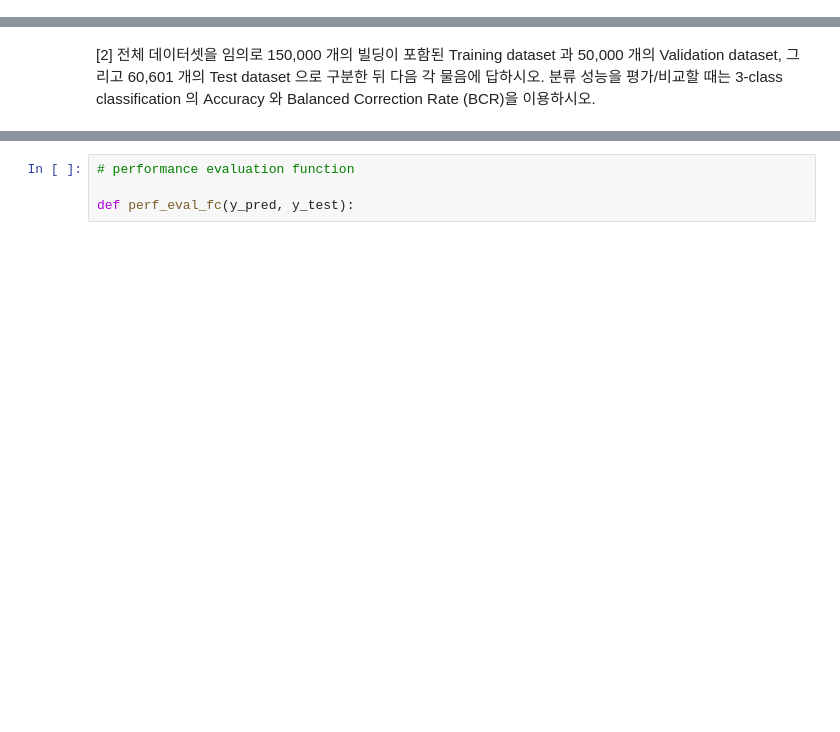
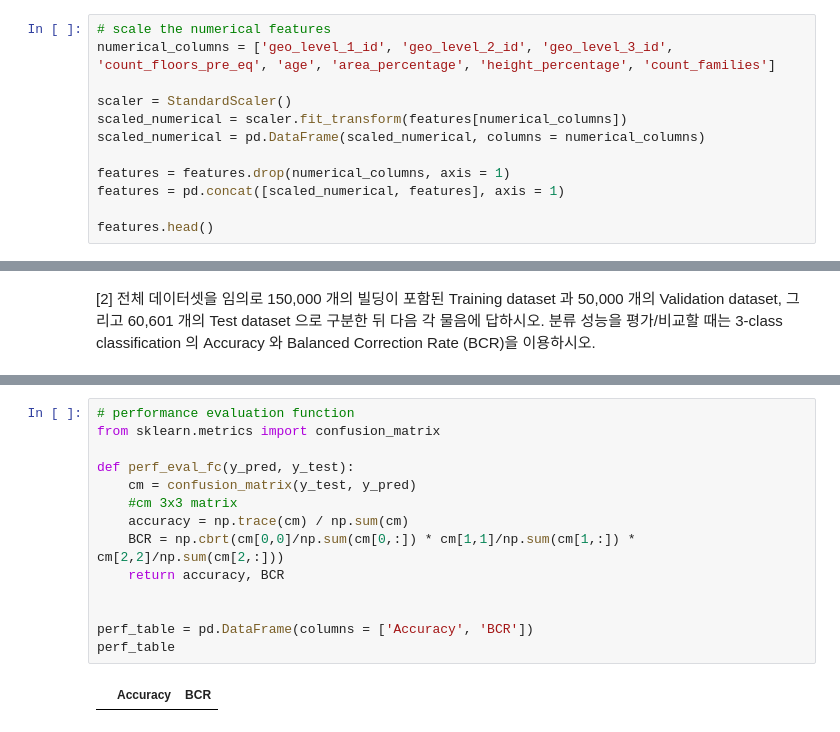
Before and after one commit to umkiyoung/MultivariateAnalysis, a Jupyter notebook: Assignments/Assignment_4/Ensemble.ipynb, the cells around one changed output, grey strips where cells are left out. Drawn from its saved outputs; the diff is of its cells as text; blank space fills up the shorter version.

```diff
--- a/Assignments/Assignment_4/Ensemble.ipynb
+++ b/Assignments/Assignment_4/Ensemble.ipynb
@@ -121,0 +107,12 @@ scaled_features.head()
+# %%
+# scale the numerical features
+numerical_columns = ['geo_level_1_id', 'geo_level_2_id', 'geo_level_3_id', 'count_floors_pre_eq', 'age', 'area_percentage', 'height_percentage', 'count_families']
+
+scaler = StandardScaler()
+scaled_numerical = scaler.fit_transform(features[numerical_columns])
+scaled_numerical = pd.DataFrame(scaled_numerical, columns = numerical_columns)
+
+features = features.drop(numerical_columns, axis = 1)
+features = pd.concat([scaled_numerical, features], axis = 1)
+
+features.head()
@@ -132,7 +137,19 @@ X_train, X_valid, y_train, y_valid = train_test_split(X_train, y_train, test_siz
 print(len(X_train), len(X_valid), len(X_test))
 # %% [output]
 150000 50000 60601
-# %%
-# performance evaluation function
-
-def perf_eval_fc(y_pred, y_test):
+# %%
+# performance evaluation function
+from sklearn.metrics import confusion_matrix
+
+def perf_eval_fc(y_pred, y_test):
+    cm = confusion_matrix(y_test, y_pred)
+    #cm 3x3 matrix
+    accuracy = np.trace(cm) / np.sum(cm)
+    BCR = np.cbrt(cm[0,0]/np.sum(cm[0,:]) * cm[1,1]/np.sum(cm[1,:]) * cm[2,2]/np.sum(cm[2,:]))
+    return accuracy, BCR
+
+
+perf_table = pd.DataFrame(columns = ['Accuracy', 'BCR'])
+perf_table
+# %% [output]
+|  | Accuracy | BCR |
```
Also changed, not shown: parts of 15 cells of this notebook, 2 other files.
